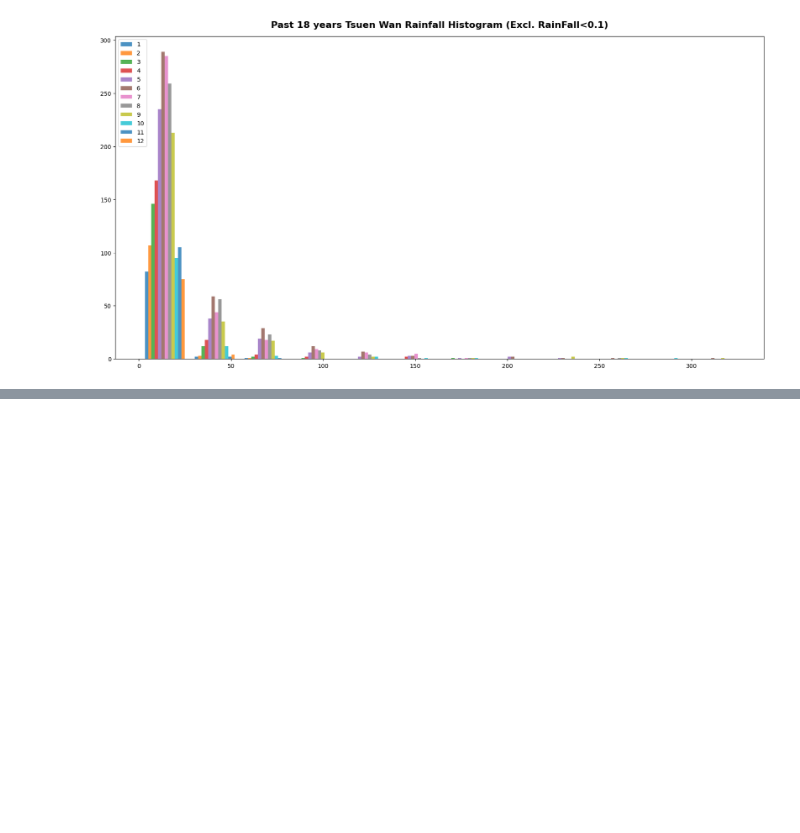
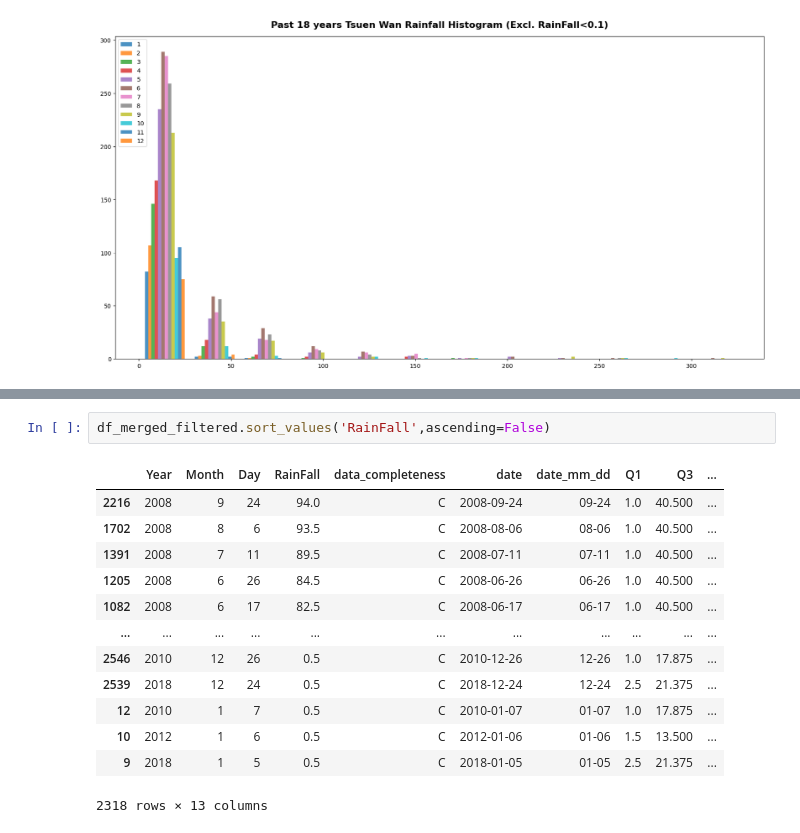
Before and after one commit to leo-cheung37/leo-cheung37, a Jupyter notebook: Statistics/Descriptive Statistics/descriptive_statistics.ipynb, the cells around one changed output, grey strips where cells are left out. Cells and saved outputs as stored; diff of their text form; blank space fills up the shorter version.

```diff
--- a/Statistics/Descriptive Statistics/descriptive_statistics.ipynb
+++ b/Statistics/Descriptive Statistics/descriptive_statistics.ipynb
@@ -756,0 +853,16 @@ plt.show()
+# %%
+df_merged_filtered.sort_values('RainFall',ascending=False)
+# %% [output]
+|  | Year | Month | Day | RainFall | data_completeness | date | date_mm_dd | Q1 | Q3 | ... |
+| 2216 | 2008 | 9 | 24 | 94.0 | C | 2008-09-24 | 09-24 | 1.0 | 40.500 | ... |
+| 1702 | 2008 | 8 | 6 | 93.5 | C | 2008-08-06 | 08-06 | 1.0 | 40.500 | ... |
+| 1391 | 2008 | 7 | 11 | 89.5 | C | 2008-07-11 | 07-11 | 1.0 | 40.500 | ... |
+| 1205 | 2008 | 6 | 26 | 84.5 | C | 2008-06-26 | 06-26 | 1.0 | 40.500 | ... |
+| 1082 | 2008 | 6 | 17 | 82.5 | C | 2008-06-17 | 06-17 | 1.0 | 40.500 | ... |
+| ... | ... | ... | ... | ... | ... | ... | ... | ... | ... | ... |
+| 2546 | 2010 | 12 | 26 | 0.5 | C | 2010-12-26 | 12-26 | 1.0 | 17.875 | ... |
+| 2539 | 2018 | 12 | 24 | 0.5 | C | 2018-12-24 | 12-24 | 2.5 | 21.375 | ... |
+| 12 | 2010 | 1 | 7 | 0.5 | C | 2010-01-07 | 01-07 | 1.0 | 17.875 | ... |
+| 10 | 2012 | 1 | 6 | 0.5 | C | 2012-01-06 | 01-06 | 1.5 | 13.500 | ... |
+| 9 | 2018 | 1 | 5 | 0.5 | C | 2018-01-05 | 01-05 | 2.5 | 21.375 | ... |
+2318 rows × 13 columns
```
Also changed, not shown: parts of 5 cells of this notebook.
